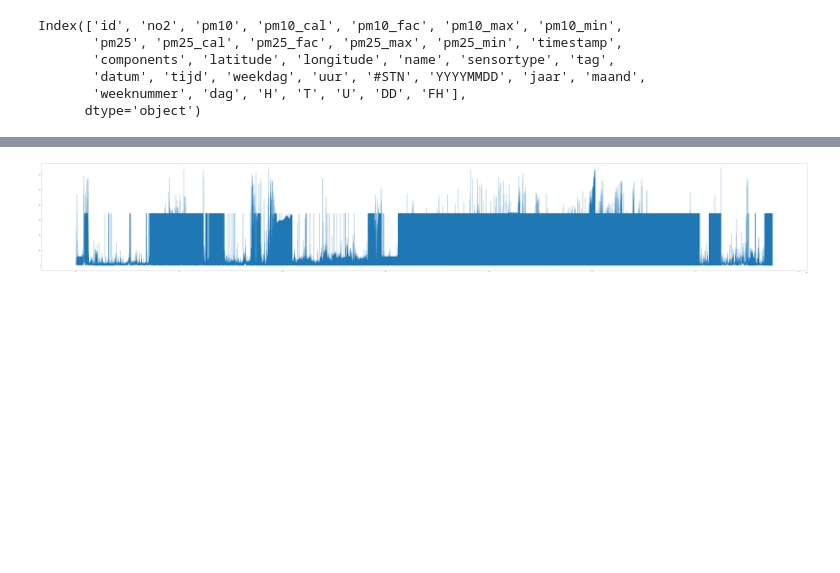
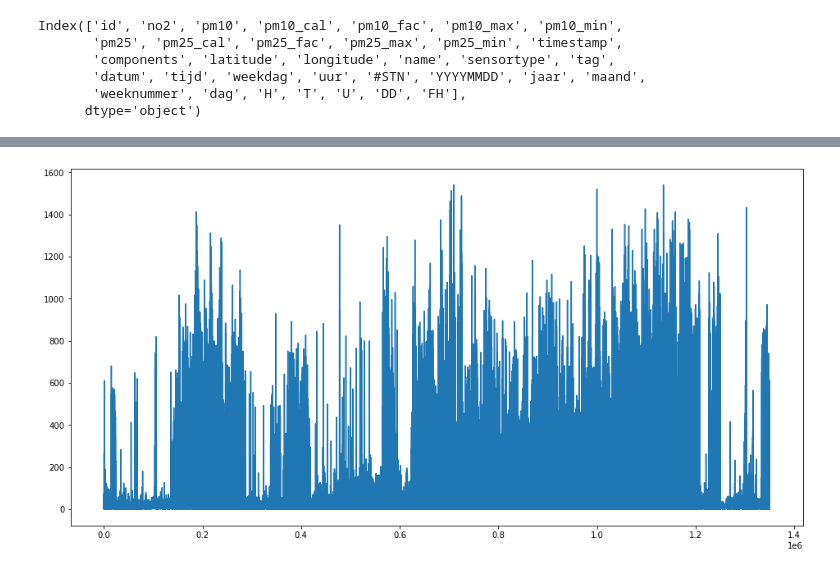
Before and after one commit to AGLamb/Thesis-Code, a Jupyter notebook: EDA.ipynb, the cells around one changed output, grey strips where cells are left out. Cells and saved outputs as stored; diff of their text form; code cells hidden in the pictures; blank space fills up the shorter version.

```diff
--- a/EDA.ipynb
+++ b/EDA.ipynb
@@ -4,7 +6,7 @@ from tqdm import tqdm
 import pandas as pd
 import numpy as np
 # %%
-data = pd.read_csv("~/Vault/Thesis/Data/pm25_weer.csv")
+data = pd.read_csv(r"C:\Users\VY72PC\Downloads\pm25_weer.csv")
 data
 # %% [output]
 |  | id | no2 | pm10 | pm10_cal | pm10_fac | pm10_max | pm10_min | pm25 | pm25_cal | pm25_fac | ... |
@@ -31,6 +33,6 @@ Index(['id', 'no2', 'pm10', 'pm10_cal', 'pm10_fac', 'pm10_max', 'pm10_min',
       dtype='object')
 # %%
 data.drop(data.iloc[:, 0:7], axis=1, inplace=True)
-data.drop(["jaar", "maand", "weeknummer", "#STN", "timestamp", "components", "dag", "tijd", "datum", "H"], axis=1, inplace=True)
+data.drop(["jaar", "maand", "weeknummer", "#STN", "timestamp", "components","longitude", "latitude", "dag", "tijd", "datum", "H", "T", "U", "DD", "weekdag", "FH", "sensortype"], axis=1, inplace=True)
 data
 # %% [output]
@@ -101,6 +77,6 @@ data.describe()
 # %%
-plt.figure(figsize=(140, 20))
-plt.plot(data["pm25"])
+plt.figure(figsize=(16, 8))
+plt.plot(data["pm25_cal"])
 plt.show()
 # %% [output]
-[figure, old version]
+[figure, new version]
```
Also changed, not shown: parts of 19 cells of this notebook.
